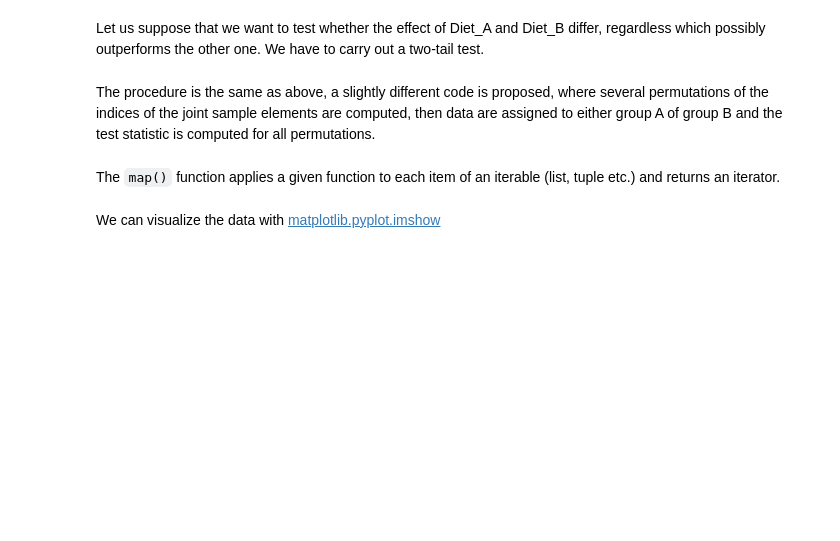
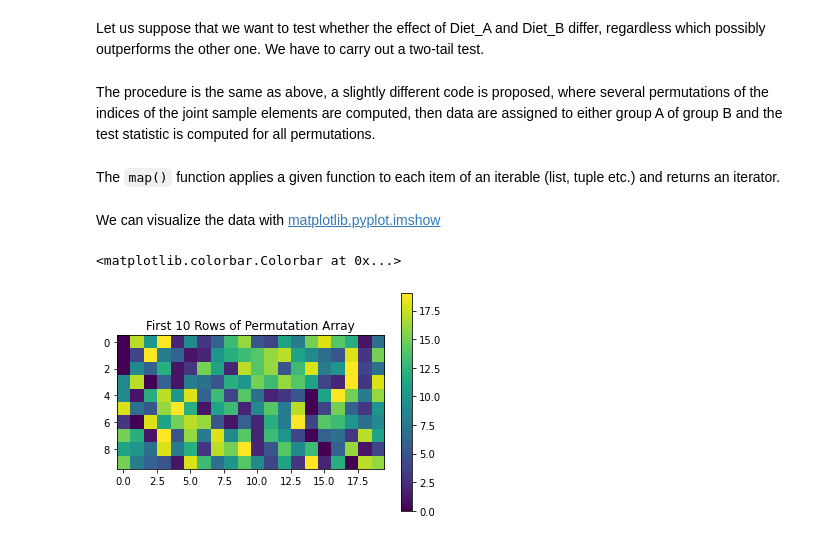
Before and after one commit to DrSchip/Resampling-Methods, a Jupyter notebook: Lessons/Permutation_test_Effect_of_treatment.ipynb, the cells around one changed output. Saved outputs shown, nothing was run; the diff lists cells and outputs as text; code cells hidden in the pictures; blank space fills up the shorter version.

```diff
--- a/Lessons/Permutation_test_Effect_of_treatment.ipynb
+++ b/Lessons/Permutation_test_Effect_of_treatment.ipynb
@@ -197,0 +240,12 @@ samples = np.percentile(Ap, 90, axis=1) - np.percentile(Bp, 90, axis=1)
+# %%
+# Plot the first 10 rows of the permutation array (ps)
+plt.imshow(ps[:10])
+
+# Add a title to the plot
+plt.title('First 10 Rows of Permutation Array')
+
+# Add a colorbar to the plot for reference
+plt.colorbar()
+# %% [output]
+<matplotlib.colorbar.Colorbar at 0x...>
+[figure, added]
```
Also changed, not shown: parts of 20 cells of this notebook.
